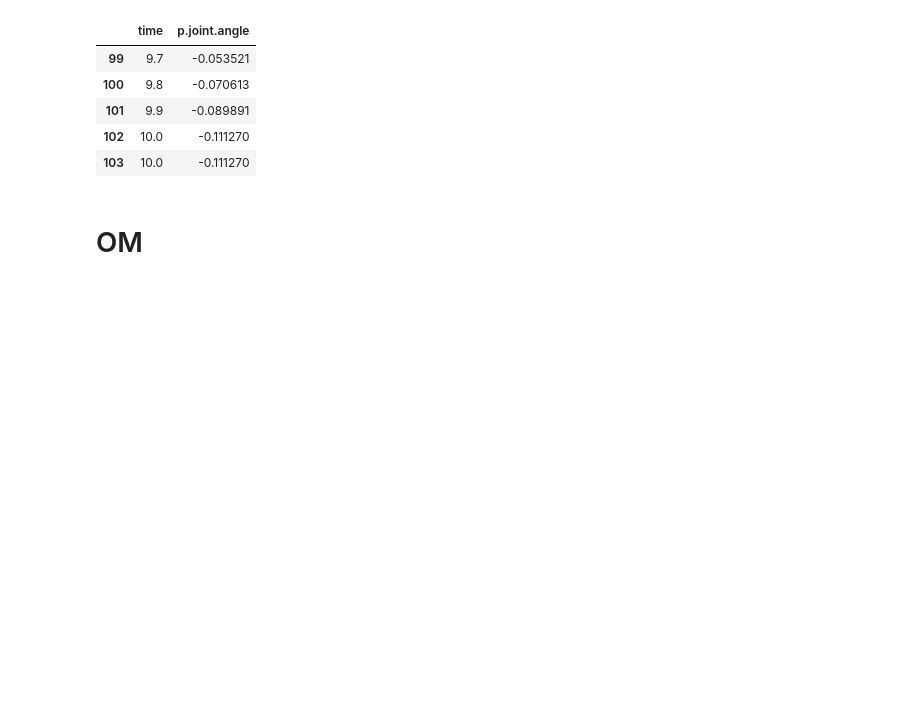
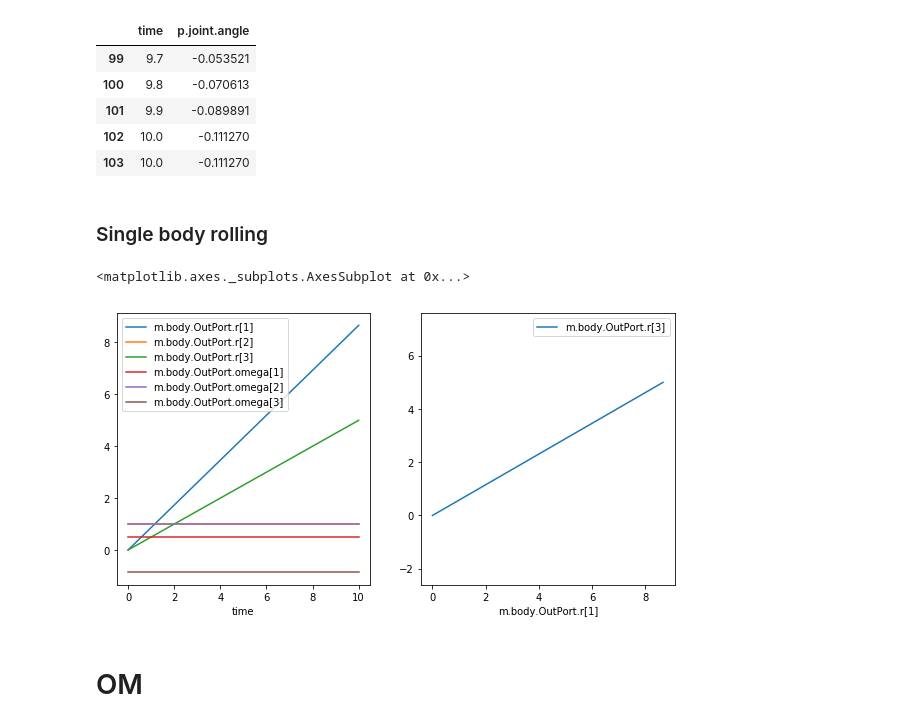
Before and after one commit to admech/mbs, a Jupyter notebook: omni/py.ipynb, the cells around one changed output. Drawn from its saved outputs; the diff is of its cells as text; code cells hidden in the pictures; blank space fills up the shorter version.

Commit message:
[ROLLING] Fully working Chaplygin's ball

```diff
--- a/omni/py.ipynb
+++ b/omni/py.ipynb
@@ -19,6 +21,33 @@ res[['time', 'p.joint.angle']].tail()
 | 101 | 9.9 | -0.089891 |
 | 102 | 10.0 | -0.111270 |
 | 103 | 10.0 | -0.111270 |
+# %% [markdown]
+### Single body rolling
+# %%
+res = pd.read_csv('/home/vf/om/models/omni/tmp/MbsLite.Test.SingleBodyRollingTest_res.csv')
+# %%
+fig, (ax1, ax2) = plt.subplots(1, 2, figsize = (10, 5))
+
+res[
+    [ 'time'
+    , 'm.body.OutPort.r[1]'
+    , 'm.body.OutPort.r[2]'
+    , 'm.body.OutPort.r[3]'
+    , 'm.body.OutPort.omega[1]'
+    , 'm.body.OutPort.omega[2]'
+    , 'm.body.OutPort.omega[3]'
+    ]
+].plot(x = 'time', ax = ax1)
+
+ax2.axis('equal')
+res[
+    [ 'm.body.OutPort.r[1]'
+    , 'm.body.OutPort.r[3]'
+    ]
+].plot(x = 'm.body.OutPort.r[1]', ax = ax2)
+# %% [output]
+<matplotlib.axes._subplots.AxesSubplot at 0x...>
+[figure, added]
 # %% [markdown]
 # OM
 # %%
```
Also changed, not shown: parts of 1 cell of this notebook, 5 other files.
